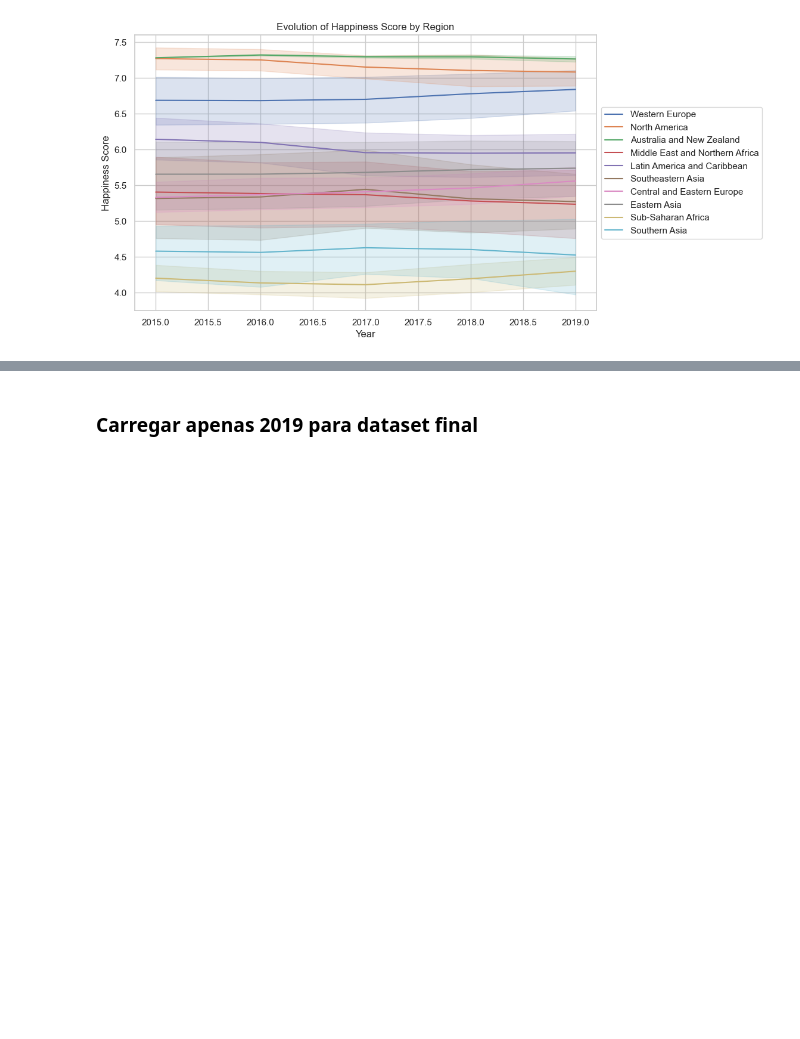
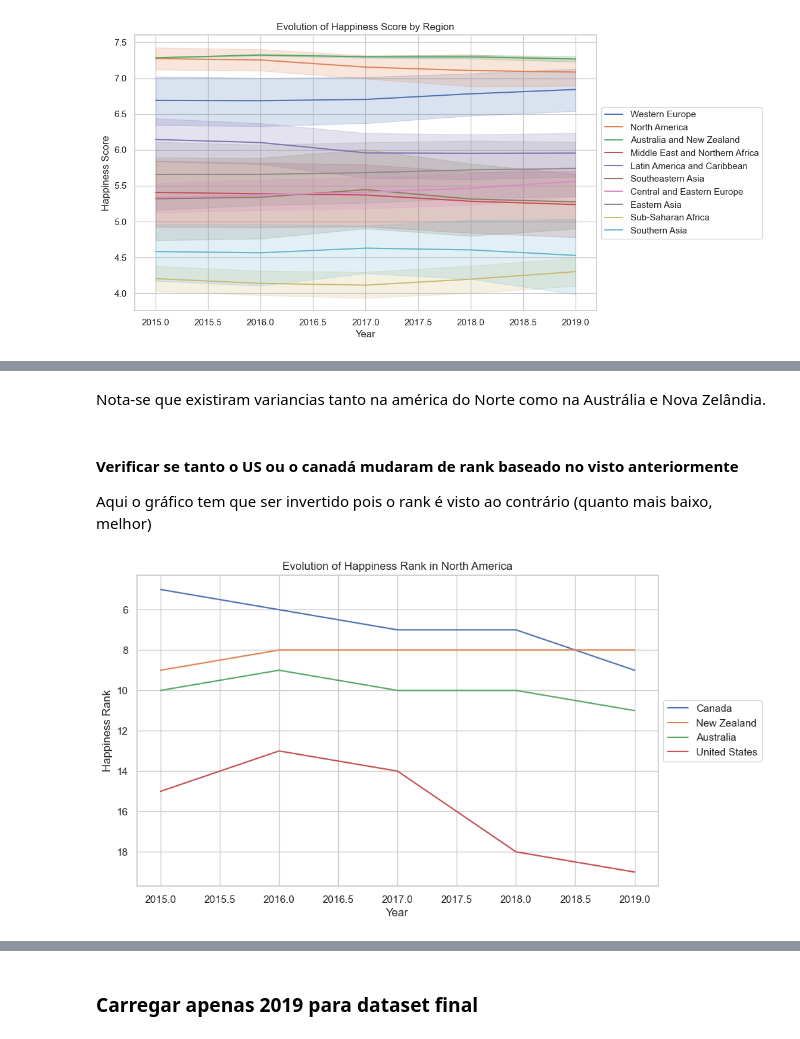
Before and after one commit to nunovivas/TrabalhoFinal, a Jupyter notebook: 04Final.ipynb, the cells around one changed output, grey strips where cells are left out. Drawn from its saved outputs; the diff is of its cells as text; code cells hidden in the pictures; blank space fills up the shorter version.

Commit message:
Está bastante melhor

```diff
--- a/04Final.ipynb
+++ b/04Final.ipynb
@@ -340,0 +455,21 @@ plt.show()
+# %% [markdown]
+Nota-se que existiram variancias tanto na américa do Norte como na Austrália e Nova Zelândia.
+# %% [markdown]
+#### Verificar se tanto o US ou o canadá mudaram de rank baseado no visto anteriormente
+
+Aqui o gráfico tem que ser invertido pois o rank é visto ao contrário (quanto mais baixo, melhor)
+# %%
+# Show a graph with the evolution of rank of the countries in north america and australia over the years
+# Show it in reverse because the lower the rank the better
+# in the graph show the countries withing that region
+plt.figure(figsize=(10, 6))
+# Draw a line plot with the evolution of happiness rank in those regions over the years
+sns.lineplot(data=dfHAll[(dfHAll['Region'] == 'North America') | (dfHAll['Region'] == 'Australia and New Zealand')], x='Year', y='Happiness Rank', hue='Country')
+
+
+plt.title('Evolution of Happiness Rank in North America')
+plt.gca().invert_yaxis()
+plt.legend(loc='center left', bbox_to_anchor=(1, 0.5))
+plt.show()
+# %% [output]
+[figure, added]
```
Also changed, not shown: parts of 24 cells of this notebook, 4 other files.
